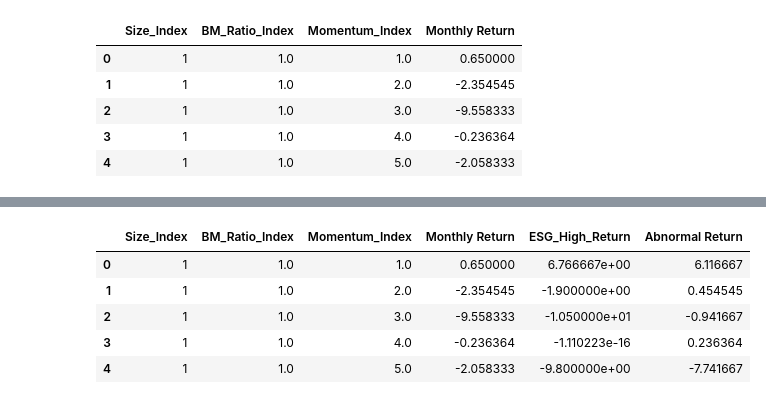
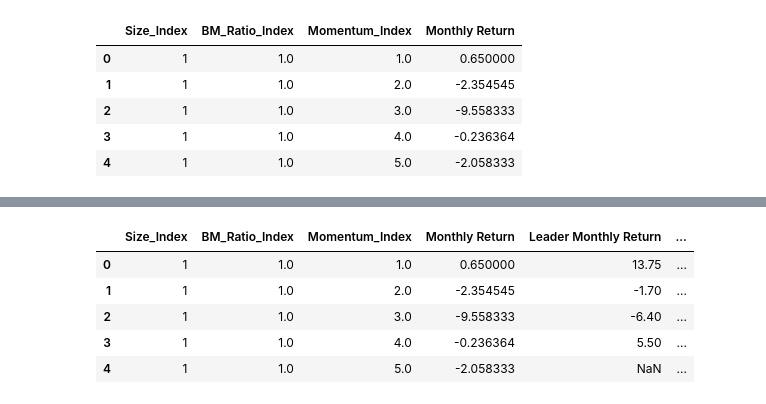
Before and after one commit to sunshineluyao/ESG_with_benchmark, a Jupyter notebook: Categorization/ESG_Categorization_Jan.ipynb, the cells around one changed output, grey strips where cells are left out. Saved outputs shown, nothing was run; the diff lists cells and outputs as text; code cells hidden in the pictures.

```diff
--- a/Categorization/ESG_Categorization_Jan.ipynb
+++ b/Categorization/ESG_Categorization_Jan.ipynb
@@ -64,0 +55,13 @@ df_Jan.head()
+# %%
+Conds=[
+       df_Jan['MSCI ESG Rtg Overall Company Rating'].isin(['AAA','AA']),
+       df_Jan['MSCI ESG Rtg Overall Company Rating'].isin(['CCC','B']),
+       df_Jan['MSCI ESG Rtg Overall Company Rating'].isin(['BB','BBB','A'])
+]
+Choices = [
+           'Leader',
+           'Laggard',
+           'Average'
+]
+df_Jan['ESG_Index'] =np.select(Conds, Choices)
+df_Jan.head()
@@ -229,3 +225,0 @@ df_Jan_Overveiw_ESG_High_Mean.head()
-# %%
-df_Jan_Overview_Benchmark['ESG_High_Return']= df_Jan_Overveiw_ESG_High_Mean['Monthly Return']
-df_Jan_Overview_Benchmark.head()
@@ -238,0 +226,5 @@ df_Jan_Overview_Benchmark.head()
+# %%
+df_Jan_Overview_Leader = df_Jan_Overview[df_Jan_Overview['ESG_Index']=='Leader']
+df_Jan_Overview_Laggard = df_Jan_Overview[df_Jan_Overview['ESG_Index']=='Laggard']
+df_Jan_Overview_Average = df_Jan_Overview[df_Jan_Overview['ESG_Index']=='Average']
+df_Jan_Overview_Leader.head()
@@ -238,0 +238,5 @@ df_Jan_Overview_Benchmark.head()
+# %%
+df_Jan_Overveiw_Leader_Mean = df_Jan_Overview_Leader.groupby(by=['Size_Index','BM_Ratio_Index','Momentum_Index'],group_keys=True,sort=True,as_index=False).mean('Monthly Return')
+df_Jan_Overveiw_Laggard_Mean = df_Jan_Overview_Laggard.groupby(by=['Size_Index','BM_Ratio_Index','Momentum_Index'],group_keys=True,sort=True,as_index=False).mean('Monthly Return')
+df_Jan_Overveiw_Average_Mean = df_Jan_Overview_Average.groupby(by=['Size_Index','BM_Ratio_Index','Momentum_Index'],group_keys=True,sort=True,as_index=False).mean('Monthly Return')
+df_Jan_Overveiw_Leader_Mean.head()
@@ -239,10 +250,12 @@ df_Jan_Overview_Benchmark.head()
 # %%
-df_Jan_Overview_Benchmark['Abnormal Return']=df_Jan_Overview_Benchmark['ESG_High_Return']-df_Jan_Overview_Benchmark['Monthly Return']
+df_Jan_Overview_Benchmark['Leader Monthly Return']= df_Jan_Overveiw_Leader_Mean['Monthly Return']
+df_Jan_Overview_Benchmark['Laggard Monthly Return']= df_Jan_Overveiw_Laggard_Mean['Monthly Return']
+df_Jan_Overview_Benchmark['Average Monthly Return']= df_Jan_Overveiw_Average_Mean['Monthly Return']
 df_Jan_Overview_Benchmark.head()
 # %% [output]
-|  | Size_Index | BM_Ratio_Index | Momentum_Index | Monthly Return | ESG_High_Return | Abnormal Return |
-| 0 | 1 | 1.0 | 1.0 | 0.650000 | 6.766667e+00 | 6.116667 |
-| 1 | 1 | 1.0 | 2.0 | -2.354545 | -1.900000e+00 | 0.454545 |
-| 2 | 1 | 1.0 | 3.0 | -9.558333 | -1.050000e+01 | -0.941667 |
-| 3 | 1 | 1.0 | 4.0 | -0.236364 | -1.110223e-16 | 0.236364 |
-| 4 | 1 | 1.0 | 5.0 | -2.058333 | -9.800000e+00 | -7.741667 |
+|  | Size_Index | BM_Ratio_Index | Momentum_Index | Monthly Return | Leader Monthly Return | ... |
+| 0 | 1 | 1.0 | 1.0 | 0.650000 | 13.75 | ... |
+| 1 | 1 | 1.0 | 2.0 | -2.354545 | -1.70 | ... |
+| 2 | 1 | 1.0 | 3.0 | -9.558333 | -6.40 | ... |
+| 3 | 1 | 1.0 | 4.0 | -0.236364 | 5.50 | ... |
+| 4 | 1 | 1.0 | 5.0 | -2.058333 | NaN | ... |
```
Also changed, not shown: parts of 21 cells of this notebook.
